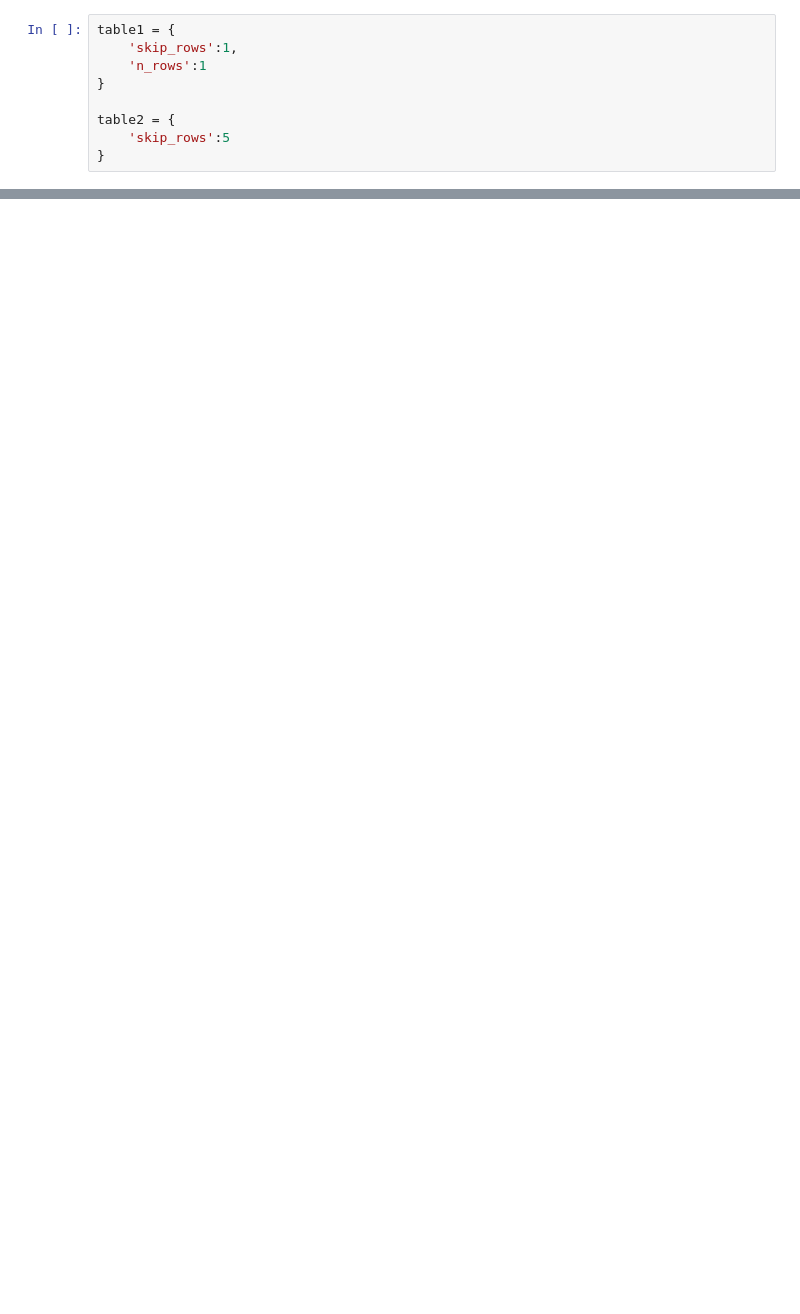
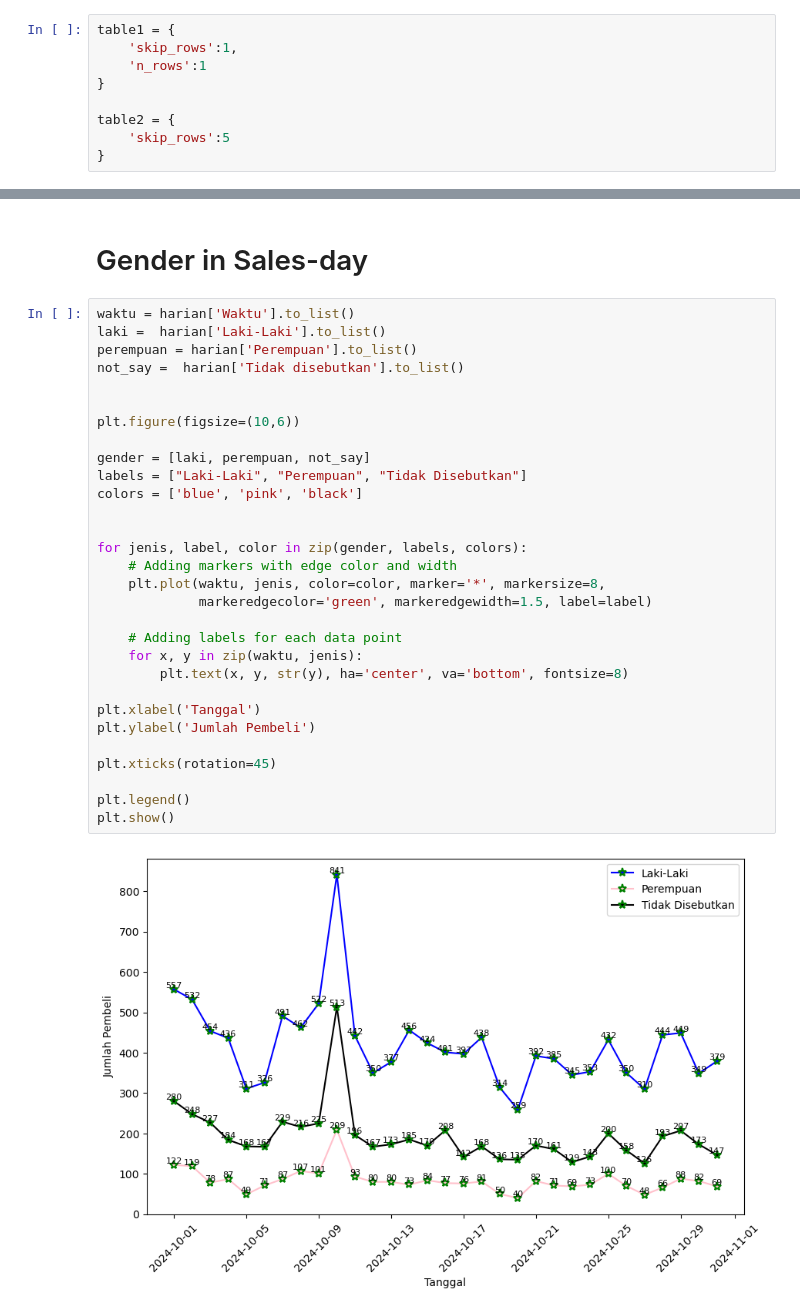
Before and after one commit to alifnurhadi/Visualization_Alif, a Jupyter notebook: Visualization.ipynb, the cells around one changed output, grey strips where cells are left out. Cells and saved outputs as stored; diff of their text form; blank space fills up the shorter version.

```diff
--- a/Visualization.ipynb
+++ b/Visualization.ipynb
@@ -52,0 +91,34 @@ harian.plot.line(x='Waktu',y='Pembeli')
+# %% [markdown]
+# Gender in Sales-day
+# %%
+waktu = harian['Waktu'].to_list()
+laki =  harian['Laki-Laki'].to_list()
+perempuan = harian['Perempuan'].to_list()
+not_say =  harian['Tidak disebutkan'].to_list()
+
+
+plt.figure(figsize=(10,6))
+
+gender = [laki, perempuan, not_say]
+labels = ["Laki-Laki", "Perempuan", "Tidak Disebutkan"]
+colors = ['blue', 'pink', 'black']
+
+
+for jenis, label, color in zip(gender, labels, colors):
+    # Adding markers with edge color and width
+    plt.plot(waktu, jenis, color=color, marker='*', markersize=8,
+             markeredgecolor='green', markeredgewidth=1.5, label=label)
+
+    # Adding labels for each data point
+    for x, y in zip(waktu, jenis):
+        plt.text(x, y, str(y), ha='center', va='bottom', fontsize=8)
+
+plt.xlabel('Tanggal')
+plt.ylabel('Jumlah Pembeli')
+
+plt.xticks(rotation=45)
+
+plt.legend()
+plt.show()
+# %% [output]
+[figure, added]
```
Also changed, not shown: parts of 21 cells of this notebook, 3 other files.
